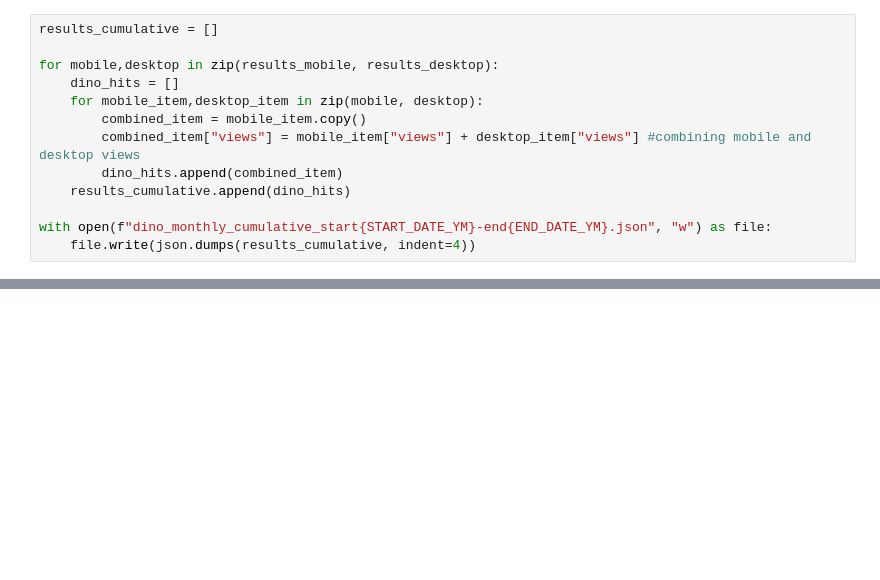
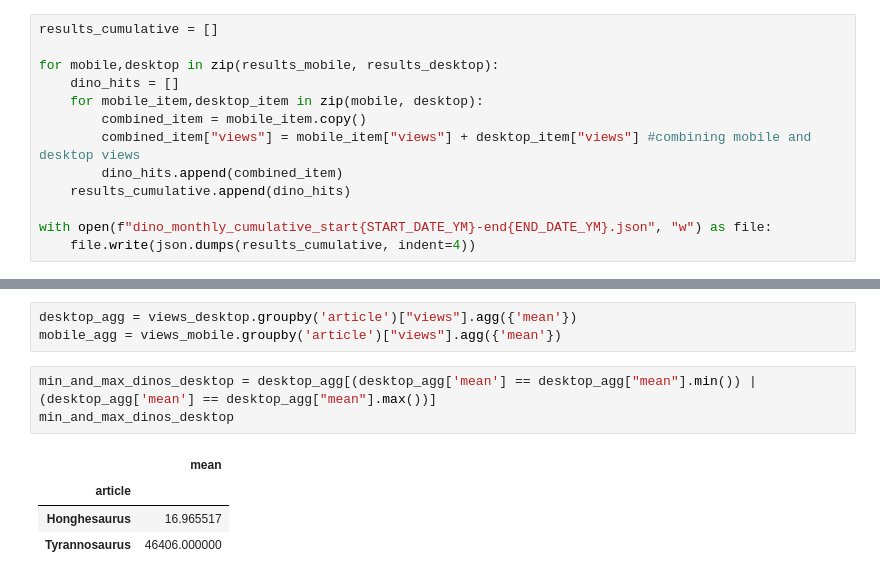
Before and after one commit to hbaghar/data-512-homework_1, a Jupyter notebook: HW1.ipynb, the cells around one changed output, grey strips where cells are left out. Drawn from its saved outputs; the diff is of its cells as text; blank space fills up the shorter version.

```diff
--- a/HW1.ipynb
+++ b/HW1.ipynb
@@ -238,0 +258,11 @@ with open(f"dino_monthly_cumulative_start{START_DATE_YM}-end{END_DATE_YM}.json",
+# %%
+desktop_agg = views_desktop.groupby('article')["views"].agg({'mean'})
+mobile_agg = views_mobile.groupby('article')["views"].agg({'mean'})
+# %%
+min_and_max_dinos_desktop = desktop_agg[(desktop_agg['mean'] == desktop_agg["mean"].min()) | (desktop_agg['mean'] == desktop_agg["mean"].max())]
+min_and_max_dinos_desktop
+# %% [output]
+|  | mean |
+| article |  |
+| Honghesaurus | 16.965517 |
+| Tyrannosaurus | 46406.000000 |
```
Also changed, not shown: parts of 11 cells of this notebook.
